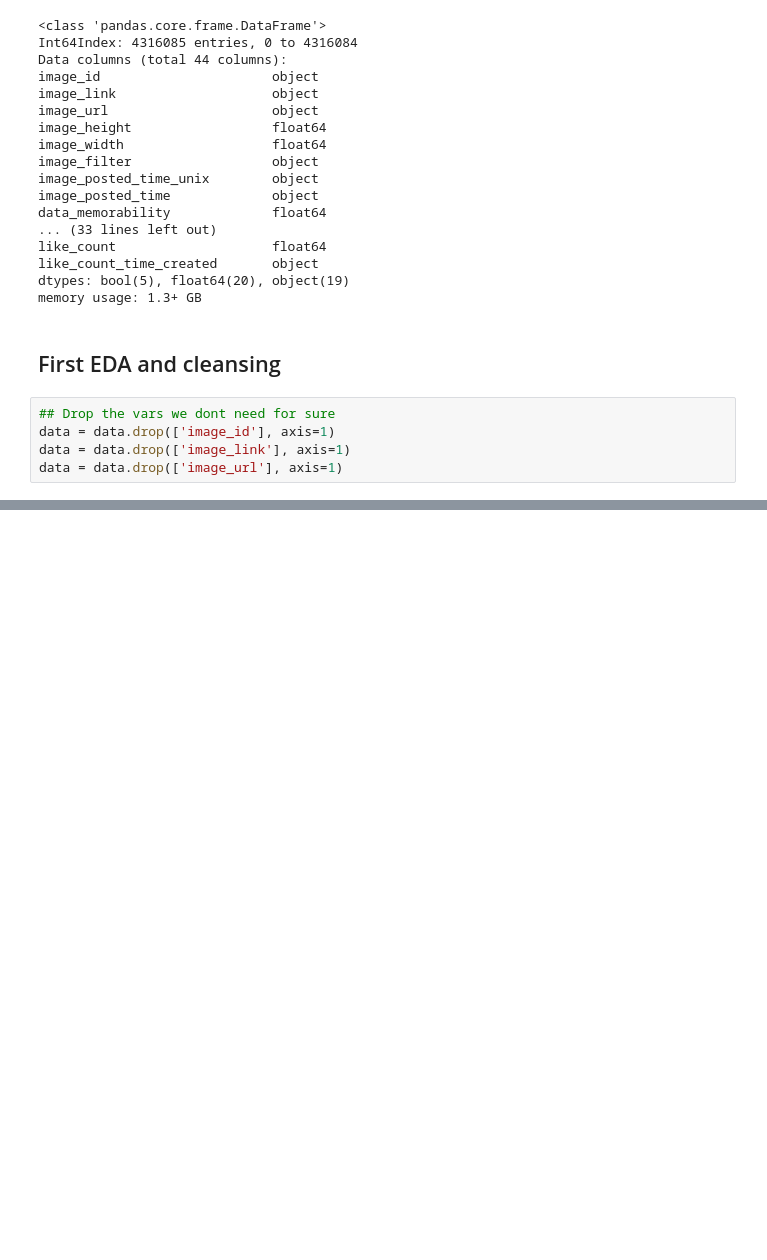
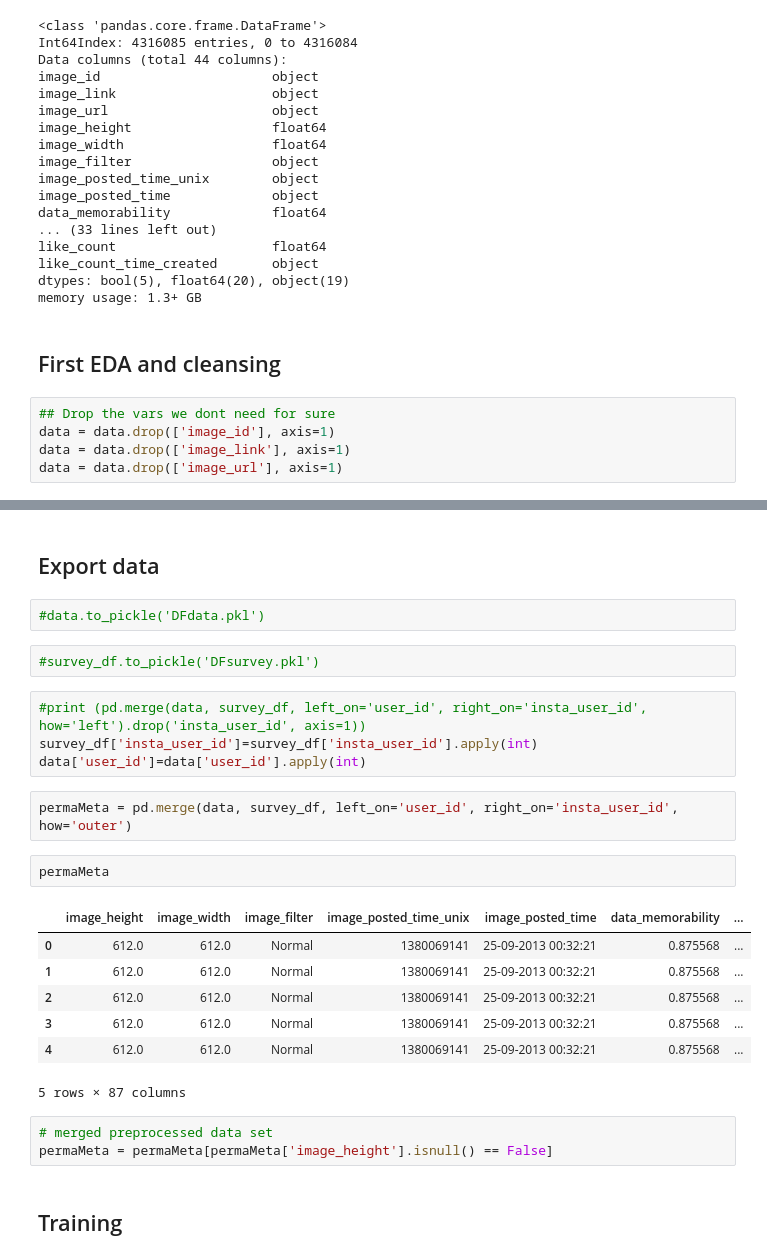
Before and after one commit to JeffreyBosman/FDScase2, a Jupyter notebook: Preprocessing_instagram_assignment.ipynb, the cells around one changed output, grey strips where cells are left out. Drawn from its saved outputs; the diff is of its cells as text; blank space fills up the shorter version.

```diff
--- a/Preprocessing_instagram_assignment.ipynb
+++ b/Preprocessing_instagram_assignment.ipynb
@@ -146,0 +200,27 @@ data.info()
+# %% [markdown]
+## Export data
+# %%
+#data.to_pickle('DFdata.pkl')
+# %%
+#survey_df.to_pickle('DFsurvey.pkl')
+# %%
+#print (pd.merge(data, survey_df, left_on='user_id', right_on='insta_user_id', how='left').drop('insta_user_id', axis=1))
+survey_df['insta_user_id']=survey_df['insta_user_id'].apply(int)
+data['user_id']=data['user_id'].apply(int)
+# %%
+permaMeta = pd.merge(data, survey_df, left_on='user_id', right_on='insta_user_id', how='outer')
+# %%
+permaMeta
+# %% [output]
+|  | image_height | image_width | image_filter | image_posted_time_unix | image_posted_time | data_memorability | ... |
+| 0 | 612.0 | 612.0 | Normal | 1380069141 | 25-09-2013 00:32:21 | 0.875568 | ... |
+| 1 | 612.0 | 612.0 | Normal | 1380069141 | 25-09-2013 00:32:21 | 0.875568 | ... |
+| 2 | 612.0 | 612.0 | Normal | 1380069141 | 25-09-2013 00:32:21 | 0.875568 | ... |
+| 3 | 612.0 | 612.0 | Normal | 1380069141 | 25-09-2013 00:32:21 | 0.875568 | ... |
+| 4 | 612.0 | 612.0 | Normal | 1380069141 | 25-09-2013 00:32:21 | 0.875568 | ... |
+5 rows × 87 columns
+# %%
+# merged preprocessed data set
+permaMeta = permaMeta[permaMeta['image_height'].isnull() == False]
+# %% [markdown]
+## Training
```
Also changed, not shown: parts of 6 cells of this notebook.
